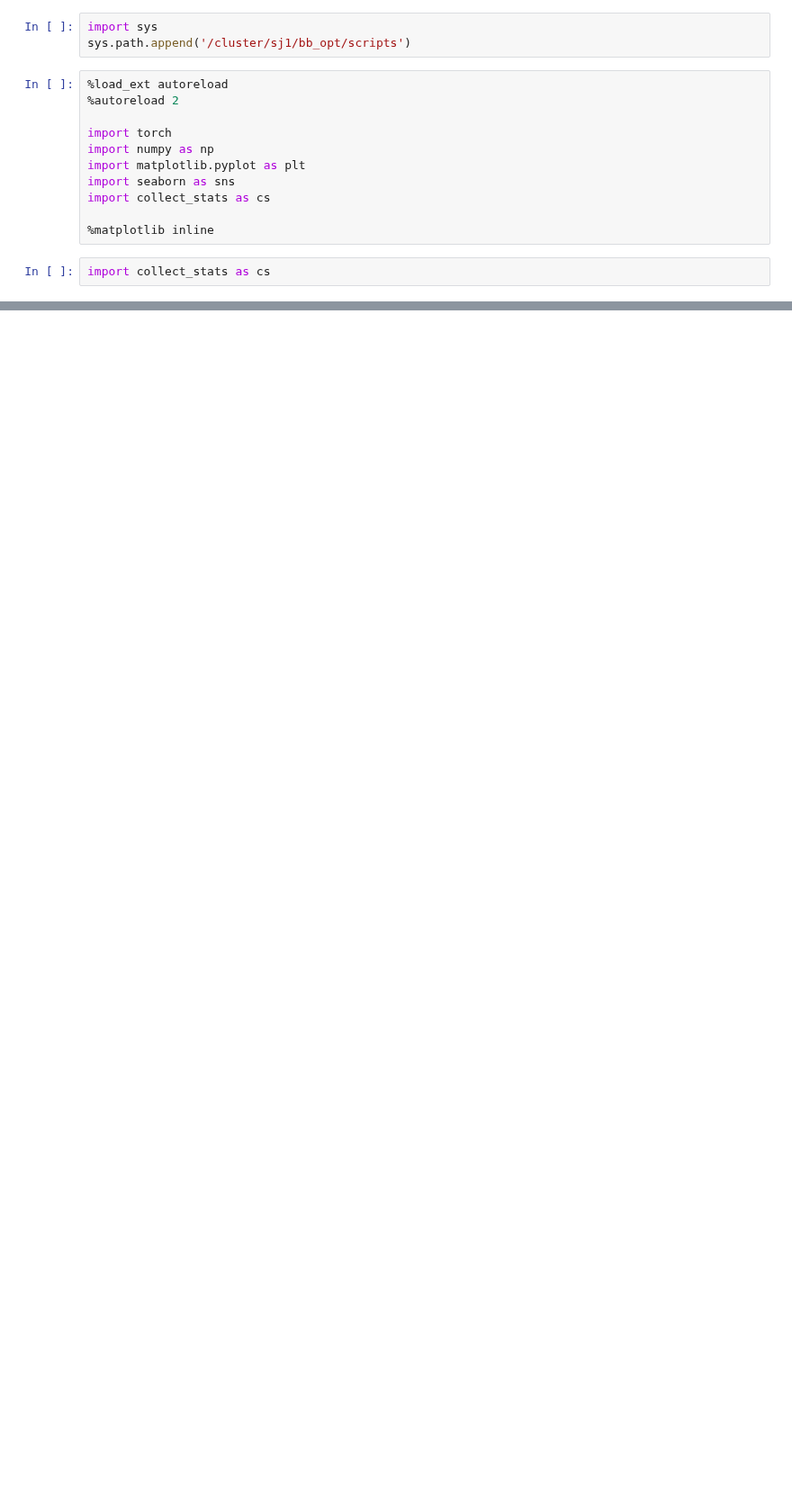
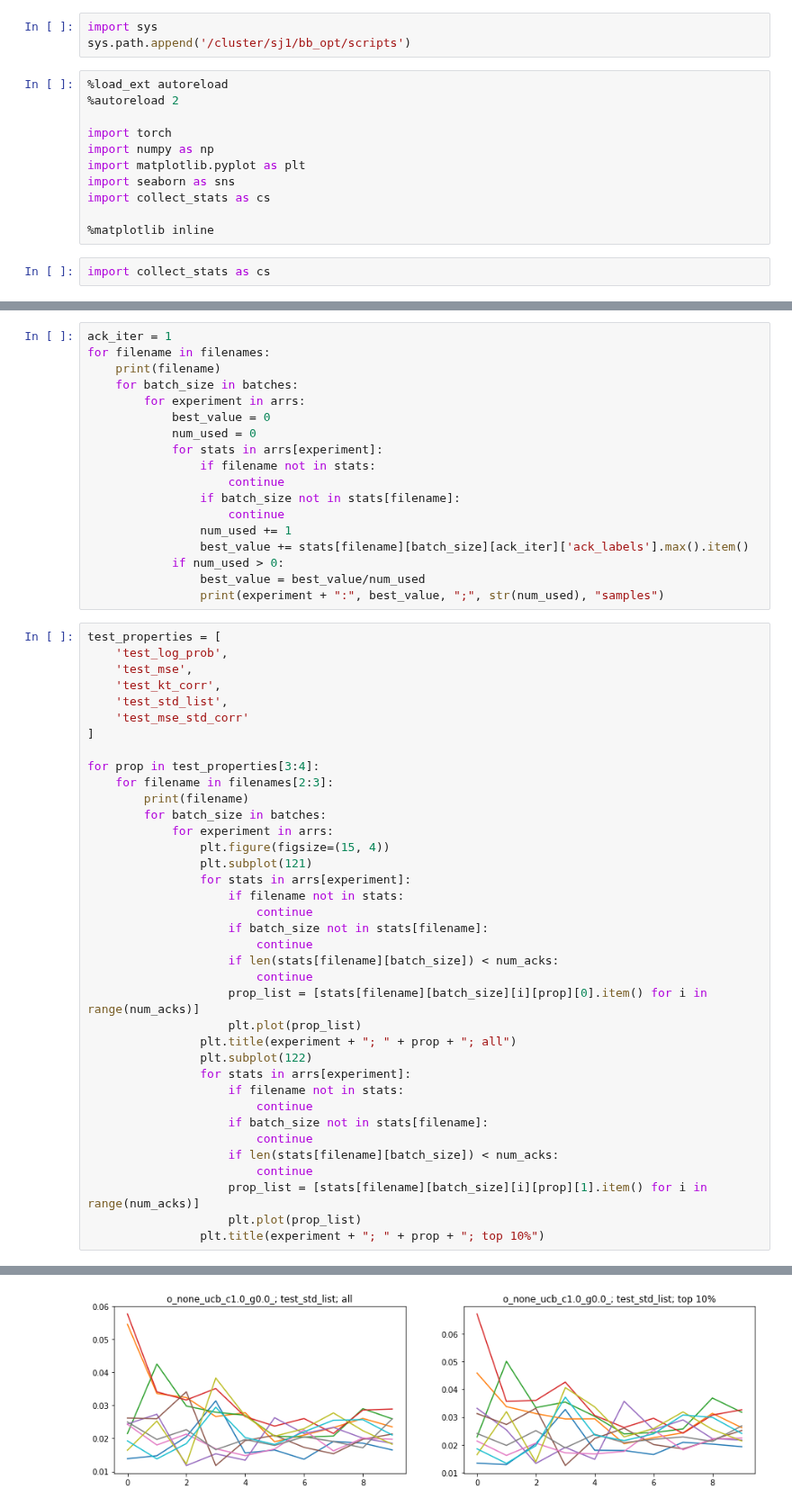
Before and after one commit to tmfs10/bb-opt, a Jupyter notebook: notebooks_sid/results_viz.ipynb, the cells around one changed output, grey strips where cells are left out. Shown at 90% size. Cells and saved outputs as stored; diff of their text form; blank space fills up the shorter version.

```diff
--- a/notebooks_sid/results_viz.ipynb
+++ b/notebooks_sid/results_viz.ipynb
@@ -265,0 +103,56 @@ mves: 6 0.00020048115 0.00030624002 0.0 2.394831
+# %%
+ack_iter = 1
+for filename in filenames:
+    print(filename)
+    for batch_size in batches:
+        for experiment in arrs:
+            best_value = 0
+            num_used = 0
+            for stats in arrs[experiment]:
+                if filename not in stats:
+                    continue
+                if batch_size not in stats[filename]:
+                    continue
+                num_used += 1
+                best_value += stats[filename][batch_size][ack_iter]['ack_labels'].max().item()
+            if num_used > 0:
+                best_value = best_value/num_used
+                print(experiment + ":", best_value, ";", str(num_used), "samples")
+# %%
+test_properties = [
+    'test_log_prob',
+    'test_mse',
+    'test_kt_corr',
+    'test_std_list',
+    'test_mse_std_corr'
+]
+
+for prop in test_properties[3:4]:
+    for filename in filenames[2:3]:
+        print(filename)
+        for batch_size in batches:
+            for experiment in arrs:
+                plt.figure(figsize=(15, 4))
+                plt.subplot(121)
+                for stats in arrs[experiment]:
+                    if filename not in stats:
+                        continue
+                    if batch_size not in stats[filename]:
+                        continue
+                    if len(stats[filename][batch_size]) < num_acks:
+                        continue
+                    prop_list = [stats[filename][batch_size][i][prop][0].item() for i in range(num_acks)]
+                    plt.plot(prop_list)
+                plt.title(experiment + "; " + prop + "; all")
+                plt.subplot(122)
+                for stats in arrs[experiment]:
+                    if filename not in stats:
+                        continue
+                    if batch_size not in stats[filename]:
+                        continue
+                    if len(stats[filename][batch_size]) < num_acks:
+                        continue
+                    prop_list = [stats[filename][batch_size][i][prop][1].item() for i in range(num_acks)]
+                    plt.plot(prop_list)
+                plt.title(experiment + "; " + prop + "; top 10%")
+# %% [output]
@@ -265,0 +160 @@ mves: 6 0.00020048115 0.00030624002 0.0 2.394831
+[figure, added]
```
Also changed, not shown: parts of 32 cells of this notebook, 16 other files.
